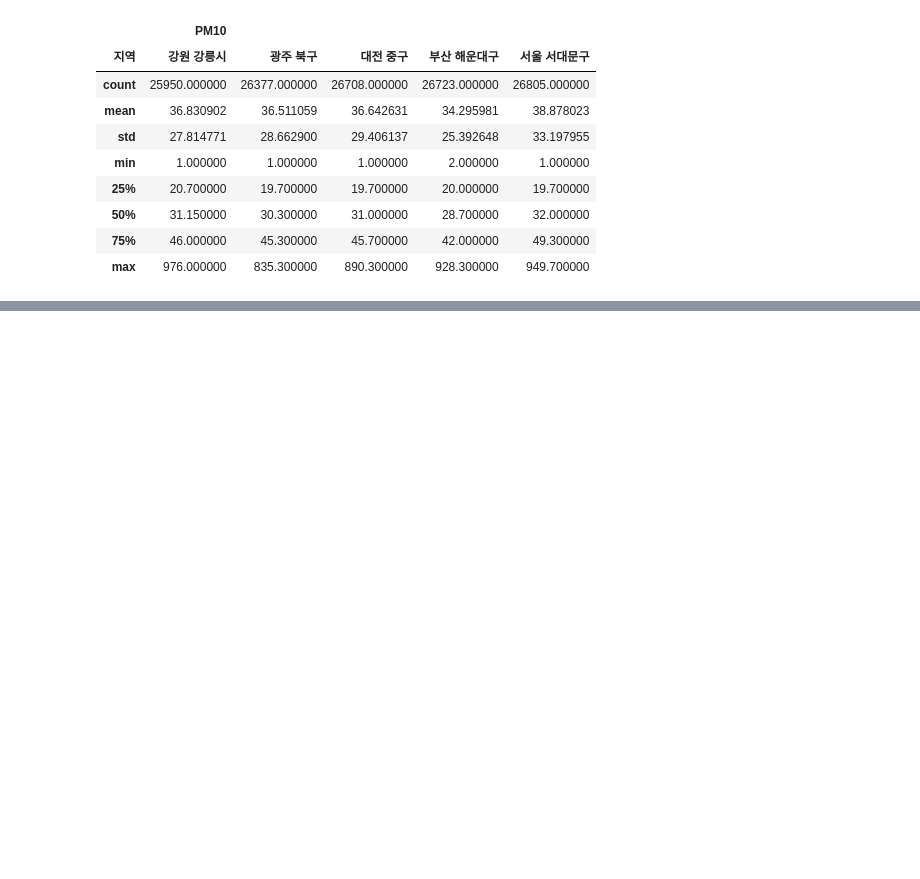
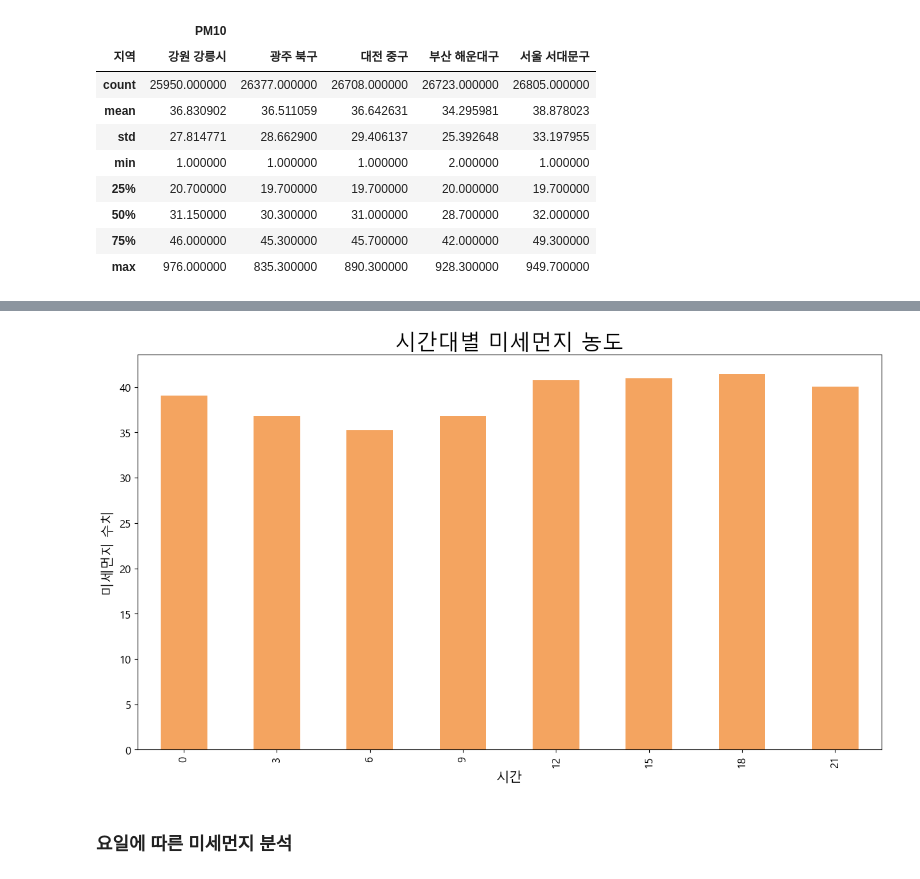
Before and after one commit to sangilhwang/KIT, a Jupyter notebook: FinalProject/18. 종속변수 분석.ipynb, the cells around one changed output, grey strips where cells are left out. Saved outputs shown, nothing was run; the diff lists cells and outputs as text; code cells hidden in the pictures; blank space fills up the shorter version.

```diff
--- a/FinalProject/18. 종속변수 분석.ipynb
+++ b/FinalProject/18. 종속변수 분석.ipynb
@@ -162,0 +273,9 @@ pm10_df.describe()
+# %%
+weekday = ["MON", "TUE", "WED", "THU", "FRI", "SAT", "SUN"]
+# %%
+seoul_dust["year"] = seoul_dust.index.map(lambda x: x.year)
+seoul_dust["month"] = seoul_dust.index.map(lambda x: x.month)
+seoul_dust["weekday"] = seoul_dust.index.map(lambda x: weekday[x.weekday()])
+seoul_dust["hour"] = seoul_dust.index.map(lambda x: x.hour)
+# %%
+seoul_dust.columns = ["PM10", "Year", "Month", "Weekday", "Hour"]
@@ -162,0 +284,2 @@ pm10_df.describe()
+# %%
+hour_df = seoul_dust.groupby("Hour", axis = 0).mean(numeric_only = True).iloc[:, 0]
@@ -162,0 +299,14 @@ pm10_df.describe()
+# %%
+hour_df.plot(kind = "bar", figsize = (15, 8), width = 0.5, color = ["sandybrown"])
+
+plt.title("시간대별 미세먼지 농도", size = 24)
+plt.ylabel("미세먼지 수치", size = 15)
+plt.xlabel("시간", size = 15)
+plt.yticks(size = 12)
+plt.xticks(size = 12)
+
+plt.show()
+# %% [output]
+[figure, added]
+# %% [markdown]
+### 요일에 따른 미세먼지 분석
```
Also changed, not shown: parts of 41 cells of this notebook, 2 other files.
